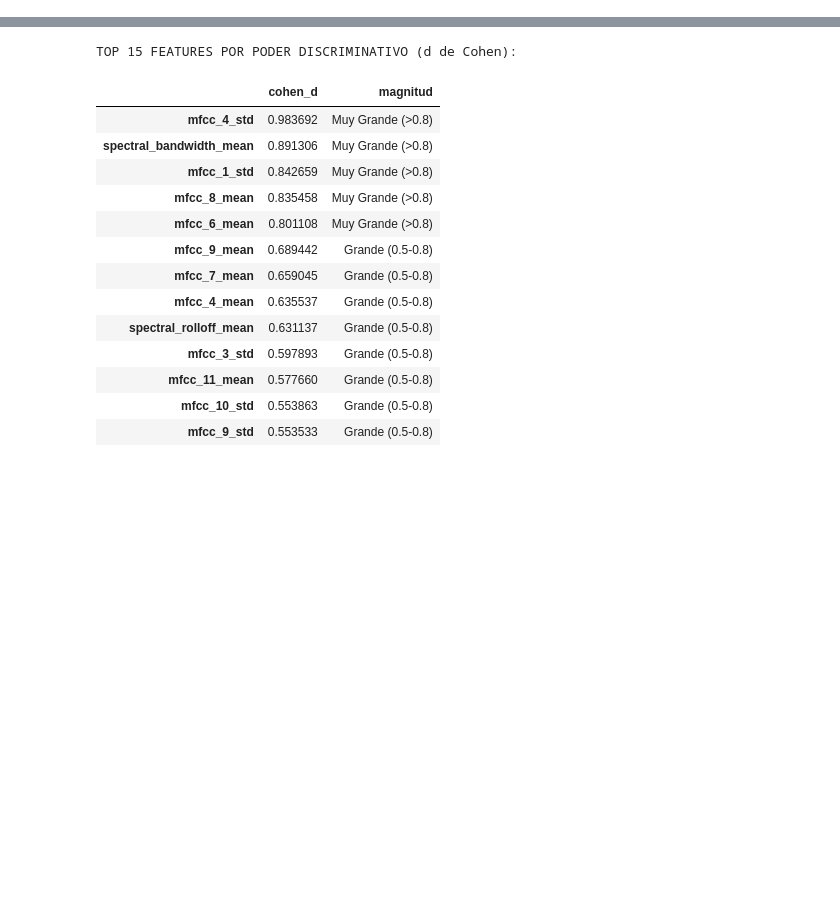
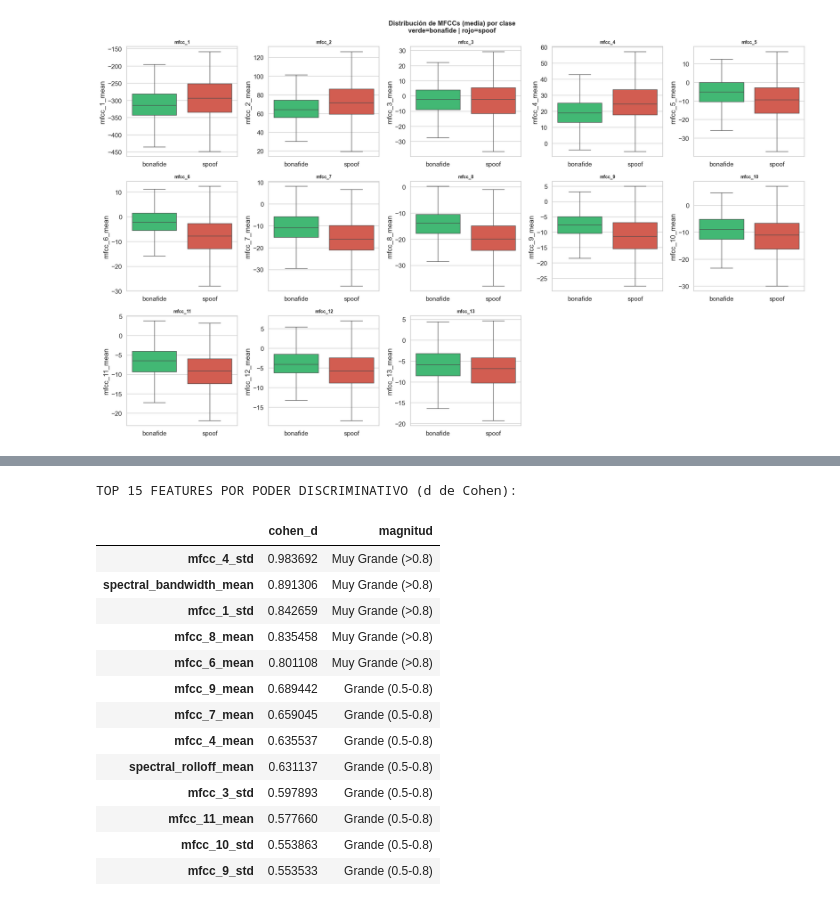
Before and after one commit to LechuMamais/Reto_Inteligencia_Artificial_Liliana_Daniele_Alexis, a Jupyter notebook: Modelos/Modelo_EDA_Daniele.ipynb, the cells around one changed output, grey strips where cells are left out. Cells and saved outputs as stored; diff of their text form; code cells hidden in the pictures; blank space fills up the shorter version.

```diff
--- a/Modelos/Modelo_EDA_Daniele.ipynb
+++ b/Modelos/Modelo_EDA_Daniele.ipynb
@@ -521,0 +475,26 @@ Para rankear objetivamente qué features separan mejor las clases, calculamos el
+# %%
+#  BLOQUE 10 - BOXPLOTS: MFCC MEANS POR CLASE
+mfcc_mean_cols = [c for c in FEATURE_COLS if c.endswith('_mean') and 'mfcc' in c]
+
+fig, axes = plt.subplots(3, 5, figsize=(20, 12))
+axes = axes.flatten()
+
+for i, feat in enumerate(mfcc_mean_cols):
+    sns.boxplot(
+        data=train_plot, x='label', y=feat,
+        order=['bonafide', 'spoof'],
+        palette=['#2ecc71', '#e74c3c'],
+        ax=axes[i], showfliers=False
+    )
+    axes[i].set_title(feat.replace('_mean', ''), fontsize=9)
+    axes[i].set_xlabel('')
+
+for j in range(len(mfcc_mean_cols), len(axes)):
+    axes[j].set_visible(False)
+
+plt.suptitle('Distribución de MFCCs (media) por clase\nverde=bonafide | rojo=spoof',
+             fontsize=13, fontweight='bold')
+plt.tight_layout()
+plt.show()
+# %% [output]
+[figure, added]
```
Also changed, not shown: parts of 46 cells of this notebook.
